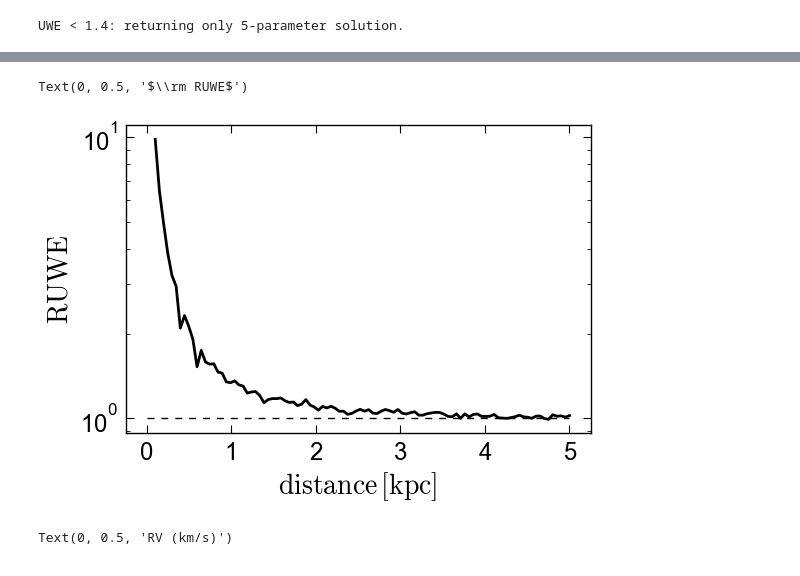
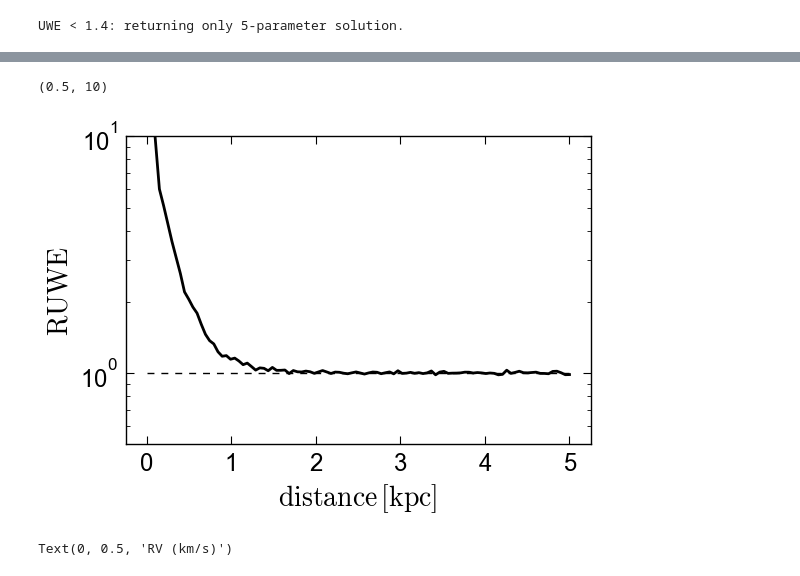
Before and after one commit to kareemelbadry/gaiamock, a Jupyter notebook: demo.ipynb, the cells around one changed output, grey strips where cells are left out. Cells and saved outputs as stored; diff of their text form; code cells hidden in the pictures.

Commit message:
fixed a plotting bug in demo notebook

```diff
--- a/demo.ipynb
+++ b/demo.ipynb
@@ -131,25 +131,26 @@ print(ruwe)
 # %%
 # now let's predict ruwe for the same binary at a range of distances. We'll assume no extinction
 dist_kpc = np.linspace(0.1, 5, 100)
 Mg0 = 5
 all_ruwe = []
 for d_kpc in dist_kpc:
     pallax_pred = 1/d_kpc
-    phot_g_mean_mag = 5.0 - 5*np.log10(pallax_pred/100)
+    phot_g_mean_mag = Mg0 - 5*np.log10(pallax_pred/100)
     t_ast_yr, psi, plx_factor, ast_obs, ast_err = gaiamock.predict_astrometry_luminous_binary(ra = 21.2, dec=-16.4, parallax = pallax_pred,
                         pmra = -7.5, pmdec = 13.2, m1 = 0.9, m2 = 0.65, period = 900, Tp = 293, ecc = 0.3,
-                        omega = 2.0, inc = 1.5, w = 1.0, phot_g_mean_mag = 13.4, f = 0.2, data_release = 'dr3',
+                        omega = 2.0, inc = 1.5, w = 1.0, phot_g_mean_mag = phot_g_mean_mag, f = 0.2, data_release = 'dr3',
                         c_funcs = c_funcs)
     ruwe, mu, sigma_mu = gaiamock.check_ruwe(t_ast_yr, psi, plx_factor, ast_obs, ast_err)
     all_ruwe.append(ruwe)
 plt.plot(dist_kpc, all_ruwe, 'k', lw=2)
 plt.plot([0, 5], [1, 1], 'k--', lw=1)
 plt.yscale('log')
 plt.xlabel(r'$\rm distance\,[kpc]$', fontsize=20)
 plt.ylabel(r'$\rm RUWE$', fontsize=20)
+plt.ylim(0.5, 10)
 # %% [output]
-Text(0, 0.5, '$\\rm RUWE$')
+(0.5, 10)
-[figure, old version]
+[figure, new version]
 # %%
 # You can also use this code to (quickly) calculate RV curves.
 rv_time_grid = np.linspace(0, 1000, 200)
```
Also changed, not shown: parts of 9 cells of this notebook.
